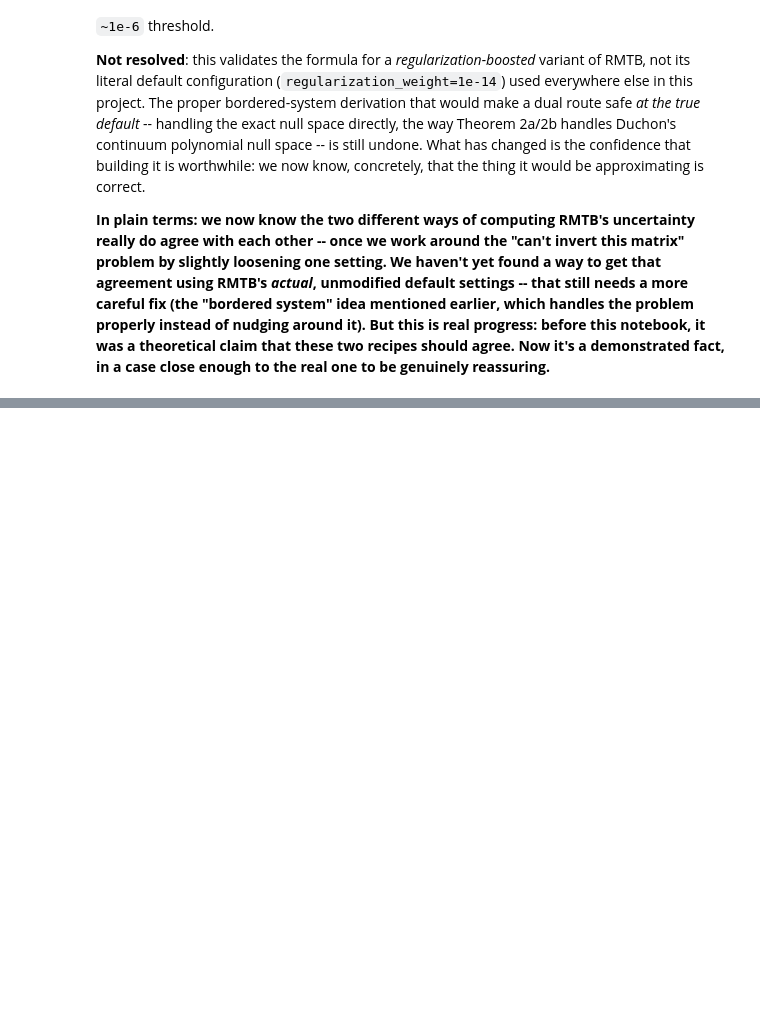
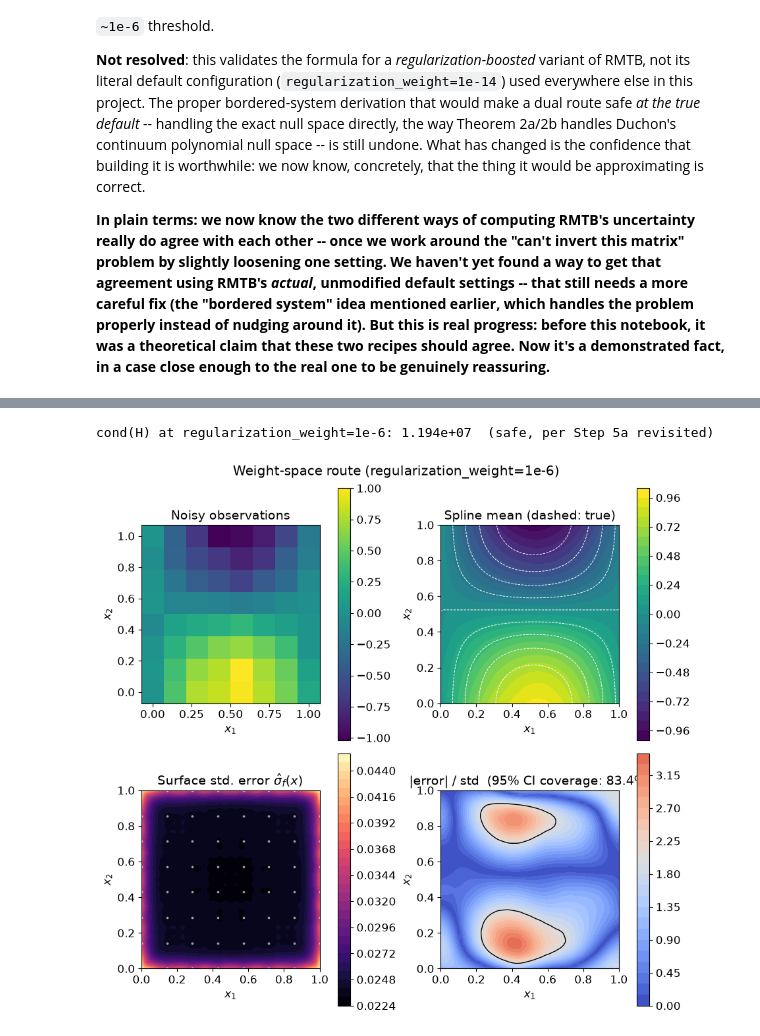
Before and after one commit to nomad-vagabond/krig-splines, a Jupyter notebook: notebooks/iter_01/07_phaseD_rmtb_variance.ipynb, the cells around one changed output, grey strips where cells are left out. Cells and saved outputs as stored; diff of their text form; code cells hidden in the pictures; blank space fills up the shorter version.

Commit message:
Add visual comparison for weight-space route against dual route for RMTB variance estimation

```diff
--- a/notebooks/iter_01/07_phaseD_rmtb_variance.ipynb
+++ b/notebooks/iter_01/07_phaseD_rmtb_variance.ipynb
@@ -1379,0 +1401,54 @@ to be genuinely reassuring.**
+# %%
+from scipy.stats import norm as _norm
+
+
+class _RouteUQ:
+    # Thin .predict() wrapper so a (mean_fn, var_fn) pair can reuse
+    # krig_splines.uq_plotting, matching the interface shared by every
+    # other UQ class in this notebook.
+
+    def __init__(self, mean_var_fn, sigma2):
+        self._mean_var_fn = mean_var_fn
+        self.sigma2 = sigma2
+
+    def predict(self, x_pred, return_std=False, return_ci=False, alpha=0.05):
+        x_pred = np.asarray(x_pred, float)
+        mean, var = self._mean_var_fn(x_pred)
+        var = np.clip(var, 0.0, None)
+        if not (return_std or return_ci):
+            return mean
+        std = np.sqrt(var)
+        res = {"mean": mean, "var": var, "std": std}
+        if return_ci:
+            z = _norm.ppf(1.0 - alpha / 2.0)
+            res["ci_lower"] = mean - z * std
+            res["ci_upper"] = mean + z * std
+            res["pi_lower"] = mean - z * np.sqrt(var + self.sigma2)
+            res["pi_upper"] = mean + z * np.sqrt(var + self.sigma2)
+        return res
+
+
+m_reg = fit_rmtb(X, y, num_ctrl_pts=20, energy_weight=1e-2)
+m_reg.options["regularization_weight"] = 1e-6
+m_reg.train()
+H_reg = m_reg.full_hess.toarray()
+Phi_reg, _, _c = m_reg.full_jac_dict[0]
+Phi_reg = Phi_reg.toarray()
+print(f"cond(H) at regularization_weight=1e-6: {np.linalg.cond(H_reg):.3e}  (safe, per Step 5a revisited)")
+
+weight_space_uq = _RouteUQ(
+    lambda Xq: (m_reg.predict_values(Xq).ravel(), rmtb_variance(m_reg, Xq, sigma2_true, route="solve")),
+    sigma2_true,
+)
+dual_uq = _RouteUQ(
+    lambda Xq: dual_predict(Phi_reg, H_reg, y, sigma2_true, Xq, m_reg),
+    sigma2_true,
+)
+# %% [output]
+cond(H) at regularization_weight=1e-6: 1.194e+07  (safe, per Step 5a revisited)
+# %%
+fig = plot_2d_maps(weight_space_uq, g, g, Z_noisy, f_true=f_true_2arg,
+                    n_fine=61, title="Weight-space route (regularization_weight=1e-6)")
+plt.show()
+# %% [output]
+[figure, added]
```
Also changed, not shown: parts of 8 cells of this notebook.
